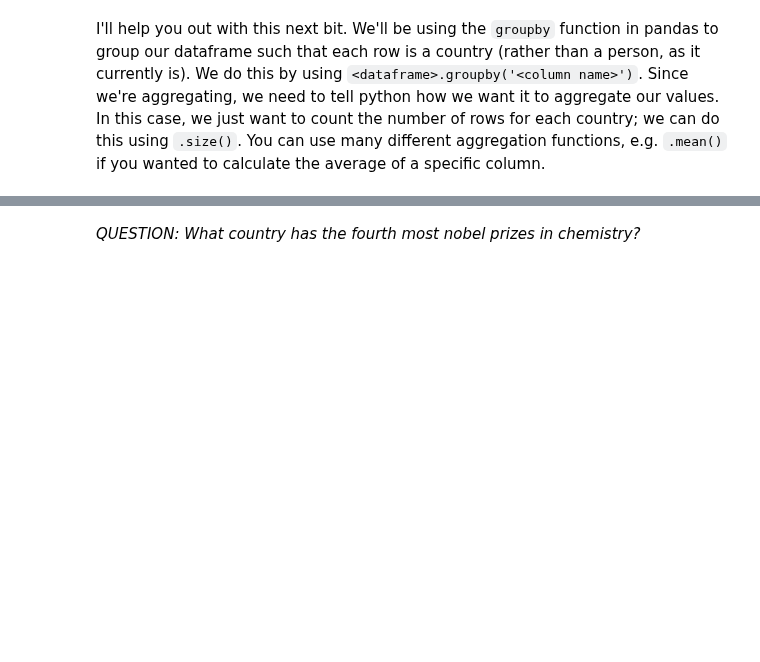
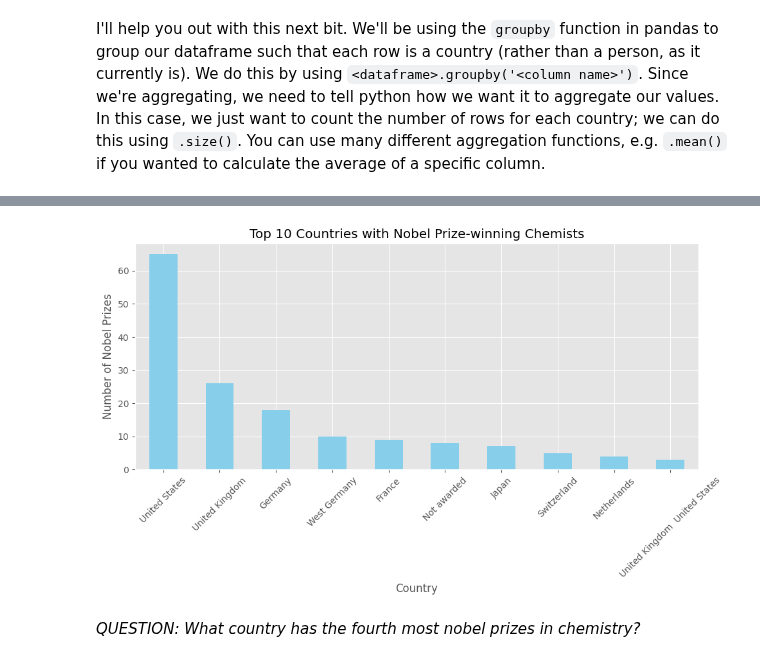
Before and after one commit to lazysheephaha/qm2, a Jupyter notebook: notebooks/W02. Pandas.ipynb, the cells around one changed output, grey strips where cells are left out. Saved outputs shown, nothing was run; the diff lists cells and outputs as text; code cells hidden in the pictures; blank space fills up the shorter version.

```diff
--- a/notebooks/W02. Pandas.ipynb
+++ b/notebooks/W02. Pandas.ipynb
@@ -400,3 +502,13 @@ Using the following URL https://en.wikipedia.org/wiki/List_of_Nobel_laureates_in
 # scrape the table of Nobel Laureates in Chemistry using read_html. remember, this gives us a LIST of dataframes! lets call this list chem_tables
 
 # select the first dataframe from this list and call it chem
+
+
+
+
+url='https://en.wikipedia.org/wiki/List_of_Nobel_laureates_in_Chemistry'
+
+chem_tables=pandas.read_html(url)
+
+chem=chem_tables[0]
+chem
@@ -404,0 +534,3 @@ I'll help you out with this next bit. We'll be using the `groupby` function in p
+# %%
+sorted = countries.sort_values(ascending=False)
+sorted
@@ -404,0 +555,4 @@ I'll help you out with this next bit. We'll be using the `groupby` function in p
+# %%
+# finally, plot the top 10 countries
+top_10_countries=sorted.head(10)
+top_10_countries
@@ -405,2 +572,14 @@ I'll help you out with this next bit. We'll be using the `groupby` function in p
+# %%
+plt.figure(figsize=(10, 6))
+top_10_countries.plot(kind='bar', color='skyblue')
+plt.title('Top 10 Countries with Nobel Prize-winning Chemists')
+plt.xlabel('Country')
+plt.ylabel('Number of Nobel Prizes')
+plt.xticks(rotation=45)  # Rotate x-axis labels for better readability
+plt.tight_layout()
+
+plt.show()
+# %% [output]
+[figure, added]
 # %%
 # here, we're creating a new dataframe called 'country' in which each row is a country, and the values represent the number of nobel laureates.
```
Also changed, not shown: parts of 21 cells of this notebook.
